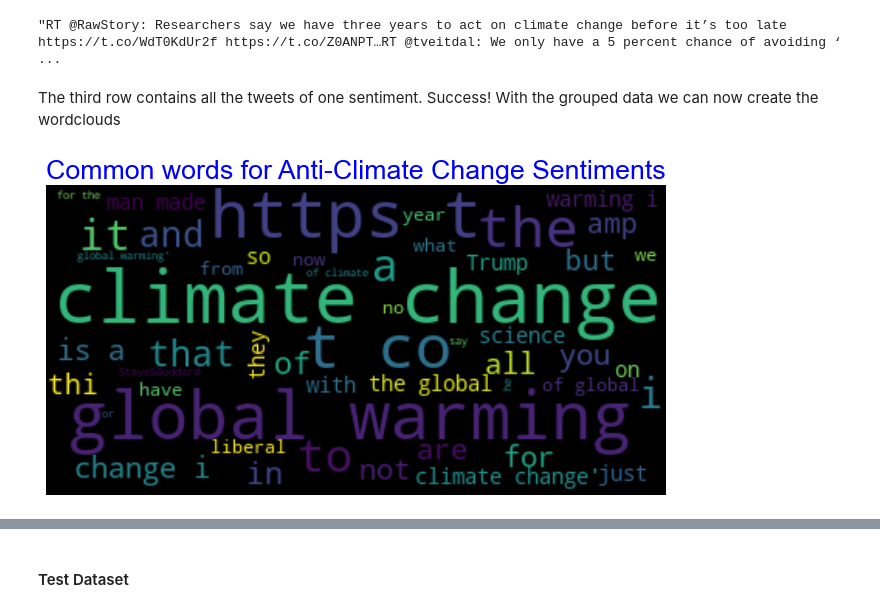
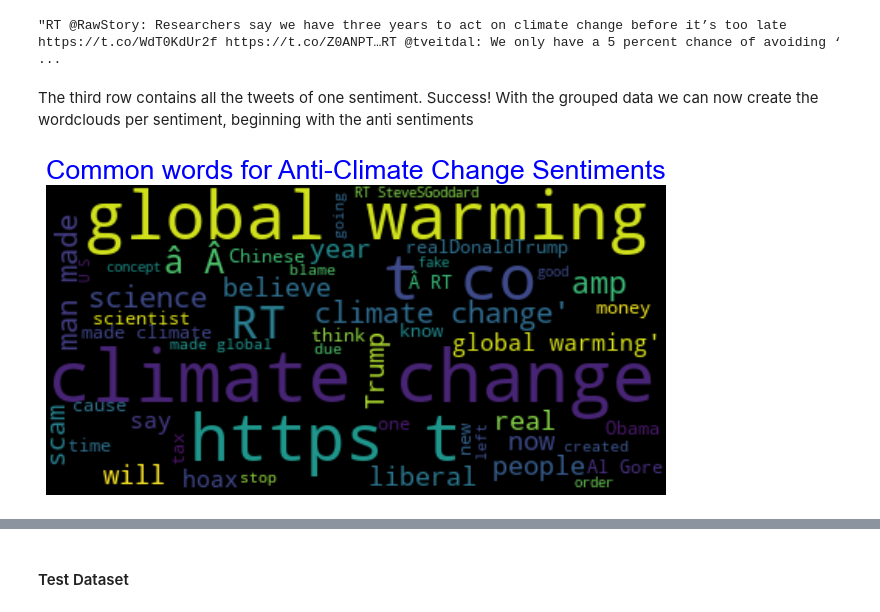
Before and after one commit to JessWN/2110ACDS_T13, a Jupyter notebook: 2110ACDS_T13.ipynb, the cells around one changed output, grey strips where cells are left out. Drawn from its saved outputs; the diff is of its cells as text; code cells hidden in the pictures.

```diff
--- a/2110ACDS_T13.ipynb
+++ b/2110ACDS_T13.ipynb
@@ -401,17 +431,25 @@ train_grouped['message'][2]
 # %% [output]
 "RT @RawStory: Researchers say we have three years to act on climate change before it’s too late https://t.co/WdT0KdUr2f https://t.co/Z0ANPT…RT @tveitdal: We only have a 5 percent chance of avoiding ‘ ...
 # %% [markdown]
-The third row contains all the tweets of one sentiment. Success! With the grouped data we can now create the wordclouds
+The third row contains all the tweets of one sentiment. Success! With the grouped data we can now create the wordclouds per sentiment, beginning with the anti sentiments
 # %%
+#select the tweet of the sentiment in index 0
 text = train_grouped.iloc[0,0]
-wordcloud = WordCloud(max_font_size=50, max_words=50, background_color="black").generate_from_text(text)
+#generate the wordcloud with the 50 top words
+
+wordcloud = WordCloud(max_font_size=50, min_font_size = 6, background_color="black",
+                      colormap = 'Set2').generate_from_text(text)
+
+#set the figure size
 plt.figure(figsize=(10,6), dpi=80)
 
 # Display the generated image:
-# the matplotlib way:
 plt.imshow(wordcloud, interpolation='bilinear')
-plt.title('Common words for Anti-Climate Change Sentiments', fontsize = 24, color = 'blue')
+
+#Set the title with font size 0f 24 and in color blue
+plt.title('Common words for Anti-Climate Change Sentiments',
+          fontsize = 24, color = 'blue')
 plt.axis("off")
 plt.show()
 # %% [output]
-[figure, old version]
+[figure, new version]
```
Also changed, not shown: parts of 86 cells of this notebook.
